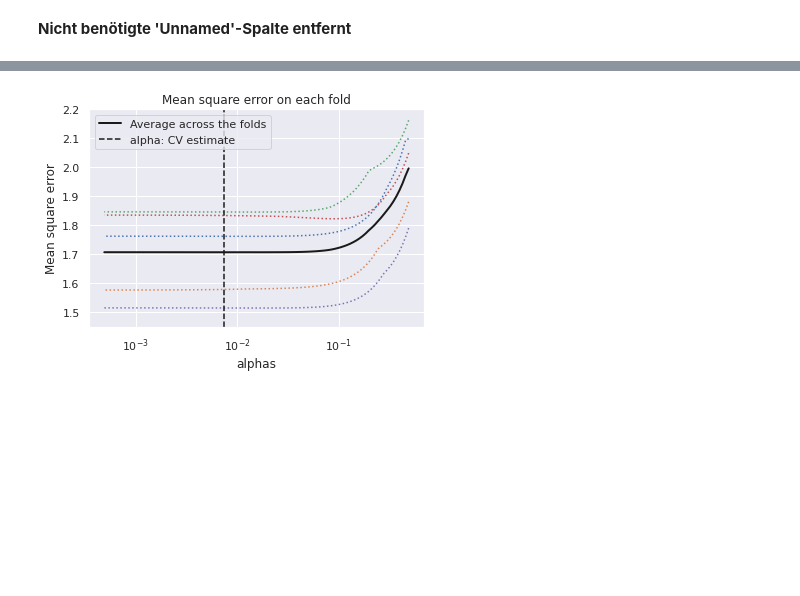
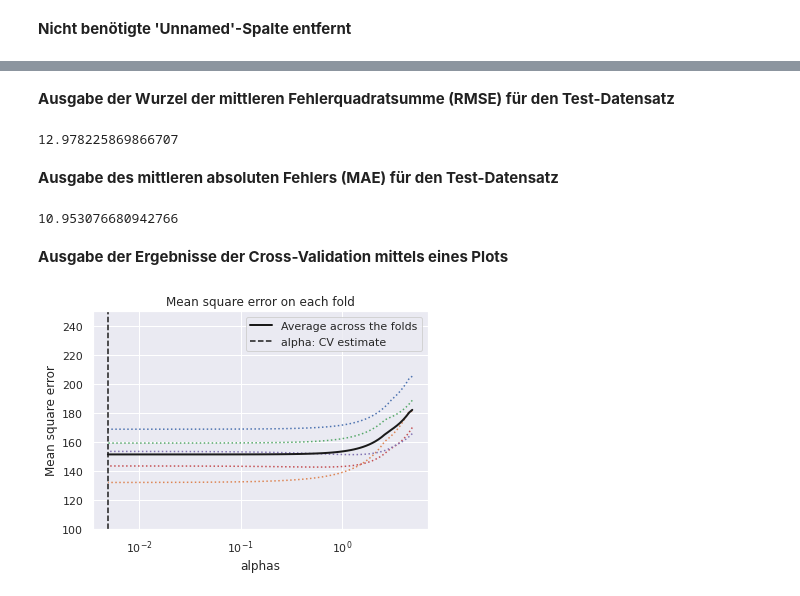
Before and after one commit to Aaron-David-HdM/Applied-Data-Analytics, a Jupyter notebook: UseCase_4/Durchfuehrung der Regressionsanalyse.ipynb, the cells around one changed output, grey strips where cells are left out. Saved outputs shown, nothing was run; the diff lists cells and outputs as text; code cells hidden in the pictures; blank space fills up the shorter version.

```diff
--- a/UseCase_4/Durchfuehrung der Regressionsanalyse.ipynb
+++ b/UseCase_4/Durchfuehrung der Regressionsanalyse.ipynb
@@ -128,2 +197,2 @@ y = df['YearlyPurchases']
 # %%
-X_numerical = df.drop(['YearlyPurchases'], axis=1)
+X_numerical = df.drop(['YearlyPurchases', 'Male'], axis=1)
@@ -200,6 +271,6 @@ Name: YearlyPurchases, Length: 700, dtype: int64
 # %%
 from sklearn.linear_model import Lasso
 
-reg = Lasso(alpha=0.007459664577981981)
+reg = Lasso(alpha=1)
 reg.fit(X_train, y_train)
 # %% [output]
@@ -286,22 +288,13 @@ R squared test set 16.14
 # %%
-from sklearn.linear_model import LassoCV
-
-# Lasso with 5 fold cross-validation
-model = LassoCV(cv=5, random_state=0, max_iter=10000)
-
-# Fit model
-model.fit(X_train, y_train)
 from sklearn.metrics import mean_squared_error
 
 # Training data
 pred_train = reg.predict(X_train)
-pred_train = np.rint(pred_train)
 mse_train = mean_squared_error(y_train, pred_train)
 print('MSE training set', round(mse_train, 2))
 
 # Test data
 pred = reg.predict(X_test)
-pred = np.rint(pred)
 mse_test =mean_squared_error(y_test, pred)
 print('MSE test set', round(mse_test, 2))
 # %% [output]
@@ -333,8 +330,7 @@ plt.title('Lasso coefficients as a function of alpha');
 # %%
 from sklearn.linear_model import LassoCV
 
-# Lasso with 5 fold cross-validation
 model = LassoCV(cv=5, random_state=0, max_iter=10000)
 
 # Fit model
-model.fit(X_train, y_train)
+model_ = model.fit(X_train, y_train)
@@ -367,23 +370,39 @@ mean_squared_error(y_test, lasso_best.predict(X_test))
+# %% [markdown]
+**Ausgabe der Wurzel der mittleren Fehlerquadratsumme (RMSE) für den Test-Datensatz**
+# %%
+rmse = np.sqrt(mean_squared_error(y_test,pred))
+print(rmse)
+# %% [output]
+12.978225869866707
+# %% [markdown]
+**Ausgabe des mittleren absoluten Fehlers (MAE) für den Test-Datensatz**
+# %%
+from sklearn.metrics import mean_absolute_error
+mean_absolute_error(y_test, pred)
+# %% [output]
+10.953076680942766
+# %% [markdown]
+**Ausgabe der Ergebnisse der Cross-Validation mittels eines Plots**
 # %%
 plt.semilogx(model.alphas_, model.mse_path_, ":")
 plt.plot(
     model.alphas_ ,
     model.mse_path_.mean(axis=-1),
     "k",
     label="Average across the folds",
     linewidth=2,
 )
 plt.axvline(
     model.alpha_, linestyle="--", color="k", label="alpha: CV estimate"
 )
 
 plt.legend()
 plt.xlabel("alphas")
 plt.ylabel("Mean square error")
 plt.title("Mean square error on each fold")
 plt.axis("tight")
 
-ymin, ymax = 1.45, 2.2
+ymin, ymax = 100, 250
 plt.ylim(ymin, ymax);
 # %% [output]
-[figure, old version]
+[figure, new version]
```
Also changed, not shown: parts of 65 cells of this notebook.
